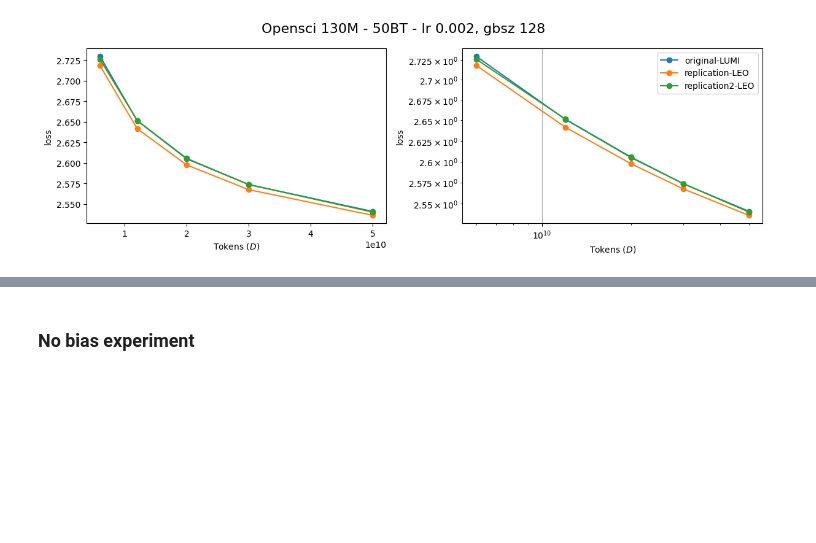
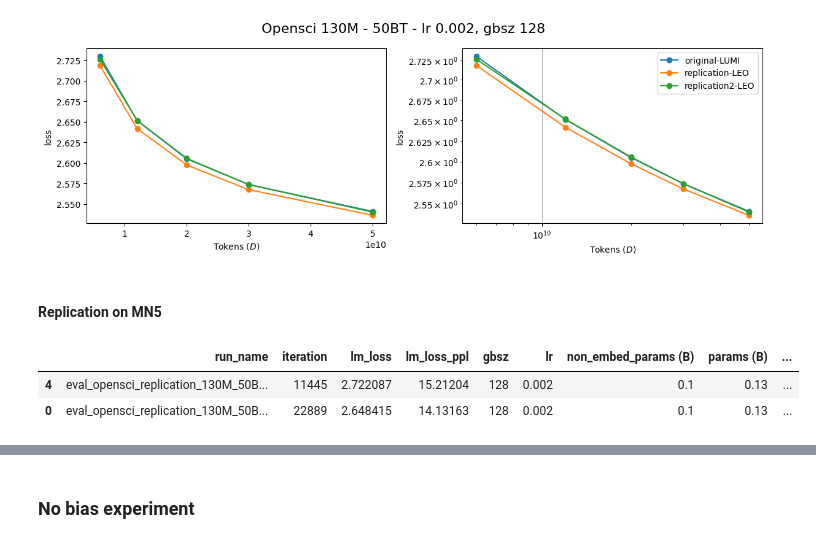
Before and after one commit to OpenEuroLLM/oellm-autoexp, a Jupyter notebook: analysis.ipynb, the cells around one changed output, grey strips where cells are left out. Cells and saved outputs as stored; diff of their text form; code cells hidden in the pictures; blank space fills up the shorter version.

```diff
--- a/analysis.ipynb
+++ b/analysis.ipynb
@@ -228,3 +228,19 @@ plot_loss_curves(
 )
 # %% [output]
 [figure]
+# %% [markdown]
+#### Replication on MN5
+# %%
+opensci_replication_MN5_130M_50BT_lr002_gbsz128 = pd.read_csv("./valid_loss/eval_opensci_replication_130M_50BT_MN5.csv")
+opensci_replication_MN5_130M_50BT_lr002_gbsz128["gbsz"] = 128
+opensci_replication_MN5_130M_50BT_lr002_gbsz128["lr"] = 0.002
+opensci_replication_MN5_130M_50BT_lr002_gbsz128["non_embed_params (B)"] = 0.10
+opensci_replication_MN5_130M_50BT_lr002_gbsz128["params (B)"] = 0.13
+opensci_replication_MN5_130M_50BT_lr002_gbsz128["params"] = 124684992
+opensci_replication_MN5_130M_50BT_lr002_gbsz128["model_name"] = "opensci-replication-MN5-130M-50BT-lr002-gbsz128"
+opensci_replication_MN5_130M_50BT_lr002_gbsz128 = calc_toks_flops(opensci_replication_MN5_130M_50BT_lr002_gbsz128)
+opensci_replication_MN5_130M_50BT_lr002_gbsz128.head(2)
+# %% [output]
+|  | run_name | iteration | lm_loss | lm_loss_ppl | gbsz | lr | non_embed_params (B) | params (B) | ... |
+| 4 | eval_opensci_replication_130M_50B... | 11445 | 2.722087 | 15.21204 | 128 | 0.002 | 0.1 | 0.13 | ... |
+| 0 | eval_opensci_replication_130M_50B... | 22889 | 2.648415 | 14.13163 | 128 | 0.002 | 0.1 | 0.13 | ... |
```
Also changed, not shown: parts of 1 cell of this notebook, 5 other files.
